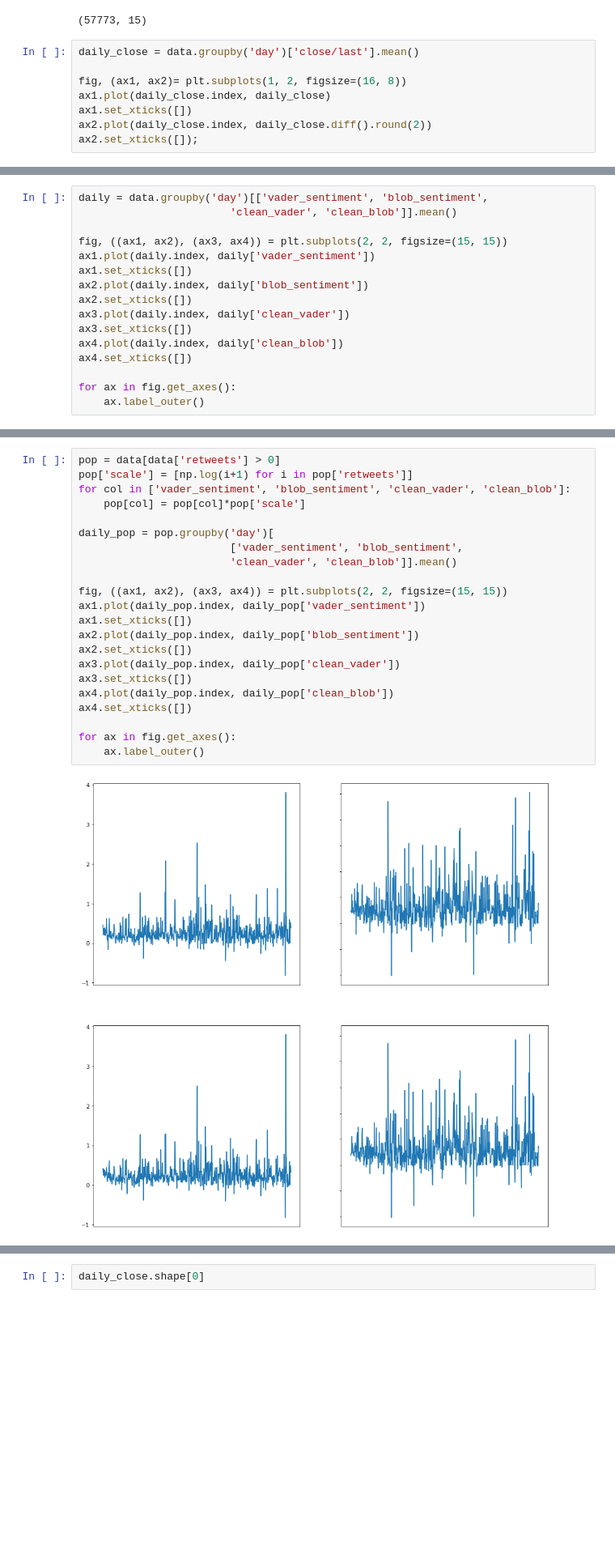
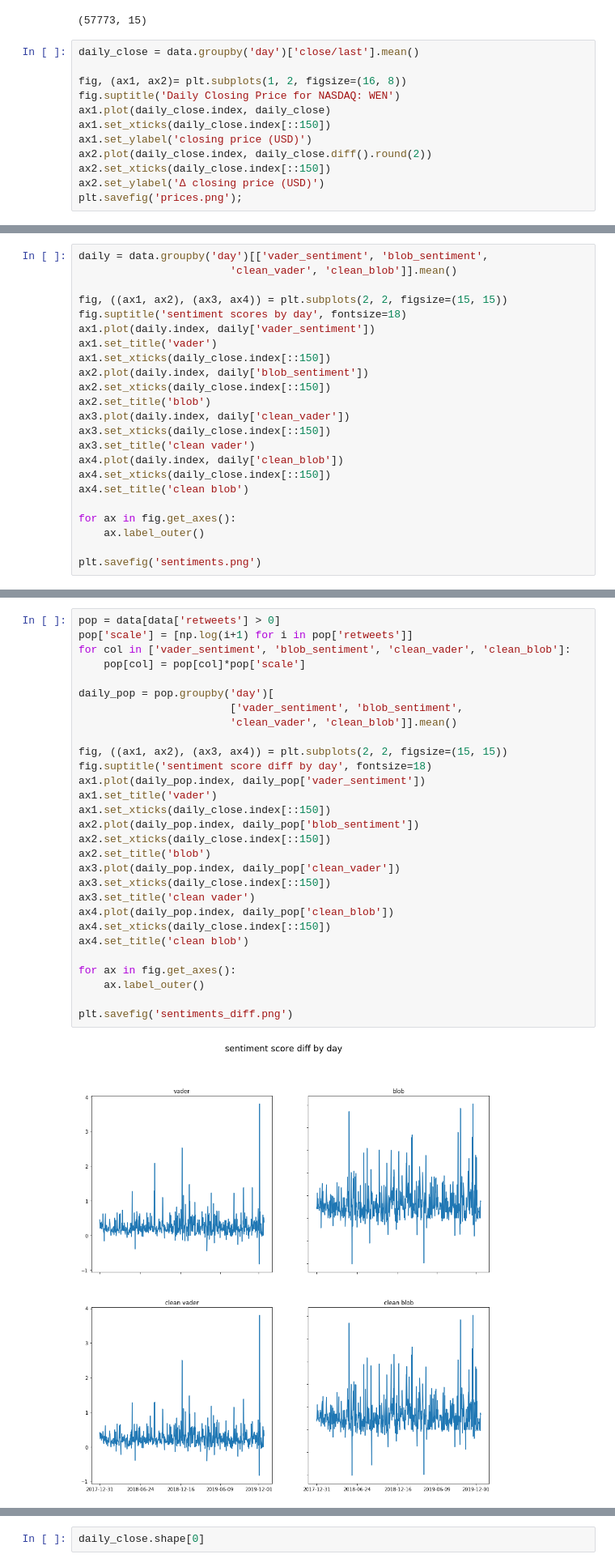
Before and after one commit to nkelley-uga/time-series, a Jupyter notebook: 03_modeling.ipynb, the cells around one changed output, grey strips where cells are left out. Shown at 81% size. Drawn from its saved outputs; the diff is of its cells as text; blank space fills up the shorter version.

```diff
--- a/03_modeling.ipynb
+++ b/03_modeling.ipynb
@@ -22,8 +22,12 @@ data.shape
 daily_close = data.groupby('day')['close/last'].mean()
 
 fig, (ax1, ax2)= plt.subplots(1, 2, figsize=(16, 8))
+fig.suptitle('Daily Closing Price for NASDAQ: WEN')
 ax1.plot(daily_close.index, daily_close)
-ax1.set_xticks([])
+ax1.set_xticks(daily_close.index[::150])
+ax1.set_ylabel('closing price (USD)')
 ax2.plot(daily_close.index, daily_close.diff().round(2))
-ax2.set_xticks([]);
+ax2.set_xticks(daily_close.index[::150])
+ax2.set_ylabel('∆ closing price (USD)')
+plt.savefig('prices.png');
 # %% [output]
@@ -50,15 +54,22 @@ daily = data.groupby('day')[['vader_sentiment', 'blob_sentiment',
                         'clean_vader', 'clean_blob']].mean()
 
 fig, ((ax1, ax2), (ax3, ax4)) = plt.subplots(2, 2, figsize=(15, 15))
+fig.suptitle('sentiment scores by day', fontsize=18)
 ax1.plot(daily.index, daily['vader_sentiment'])
-ax1.set_xticks([])
+ax1.set_title('vader')
+ax1.set_xticks(daily_close.index[::150])
 ax2.plot(daily.index, daily['blob_sentiment'])
-ax2.set_xticks([])
+ax2.set_xticks(daily_close.index[::150])
+ax2.set_title('blob')
 ax3.plot(daily.index, daily['clean_vader'])
-ax3.set_xticks([])
+ax3.set_xticks(daily_close.index[::150])
+ax3.set_title('clean vader')
 ax4.plot(daily.index, daily['clean_blob'])
-ax4.set_xticks([])
+ax4.set_xticks(daily_close.index[::150])
+ax4.set_title('clean blob')
 
 for ax in fig.get_axes():
     ax.label_outer()
+
+plt.savefig('sentiments.png')
 # %% [output]
@@ -94,27 +105,34 @@ clean_blob
 # %%
 pop = data[data['retweets'] > 0]
 pop['scale'] = [np.log(i+1) for i in pop['retweets']]
 for col in ['vader_sentiment', 'blob_sentiment', 'clean_vader', 'clean_blob']:
     pop[col] = pop[col]*pop['scale']
 
 daily_pop = pop.groupby('day')[
                         ['vader_sentiment', 'blob_sentiment',
                         'clean_vader', 'clean_blob']].mean()
 
 fig, ((ax1, ax2), (ax3, ax4)) = plt.subplots(2, 2, figsize=(15, 15))
+fig.suptitle('sentiment score diff by day', fontsize=18)
 ax1.plot(daily_pop.index, daily_pop['vader_sentiment'])
-ax1.set_xticks([])
+ax1.set_title('vader')
+ax1.set_xticks(daily_close.index[::150])
 ax2.plot(daily_pop.index, daily_pop['blob_sentiment'])
-ax2.set_xticks([])
+ax2.set_xticks(daily_close.index[::150])
+ax2.set_title('blob')
 ax3.plot(daily_pop.index, daily_pop['clean_vader'])
-ax3.set_xticks([])
+ax3.set_xticks(daily_close.index[::150])
+ax3.set_title('clean vader')
 ax4.plot(daily_pop.index, daily_pop['clean_blob'])
-ax4.set_xticks([])
+ax4.set_xticks(daily_close.index[::150])
+ax4.set_title('clean blob')
 
 for ax in fig.get_axes():
     ax.label_outer()
+
+plt.savefig('sentiments_diff.png')
 # %% [output]
-[figure, old version]
+[figure, new version]
 # %%
 for col in ['vader_sentiment', 'clean_vader', 'blob_sentiment', 'clean_blob']:
     print(col)
```
Also changed, not shown: parts of 2 cells of this notebook, 4 other files.
